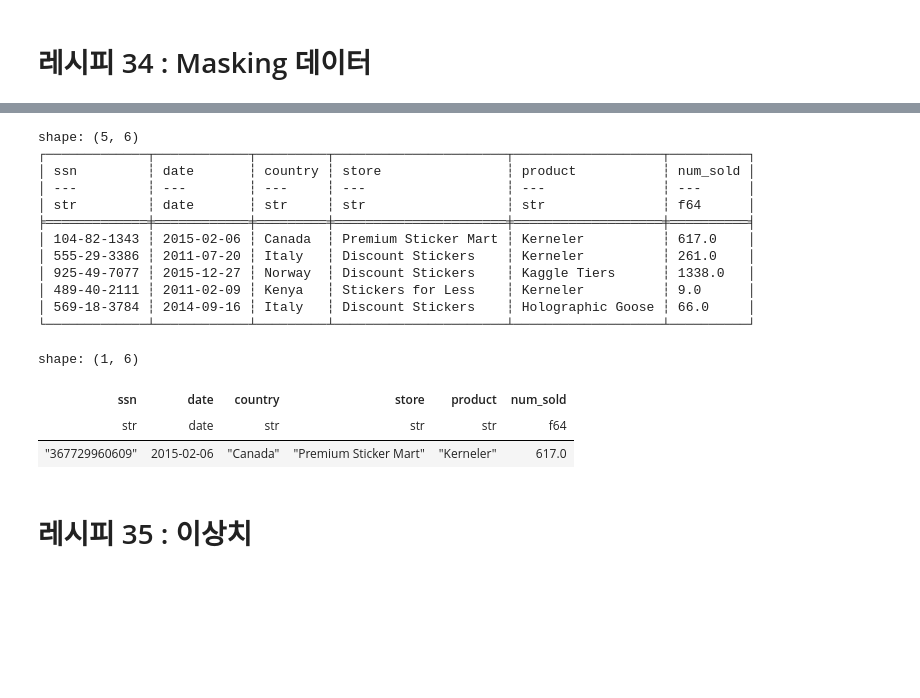
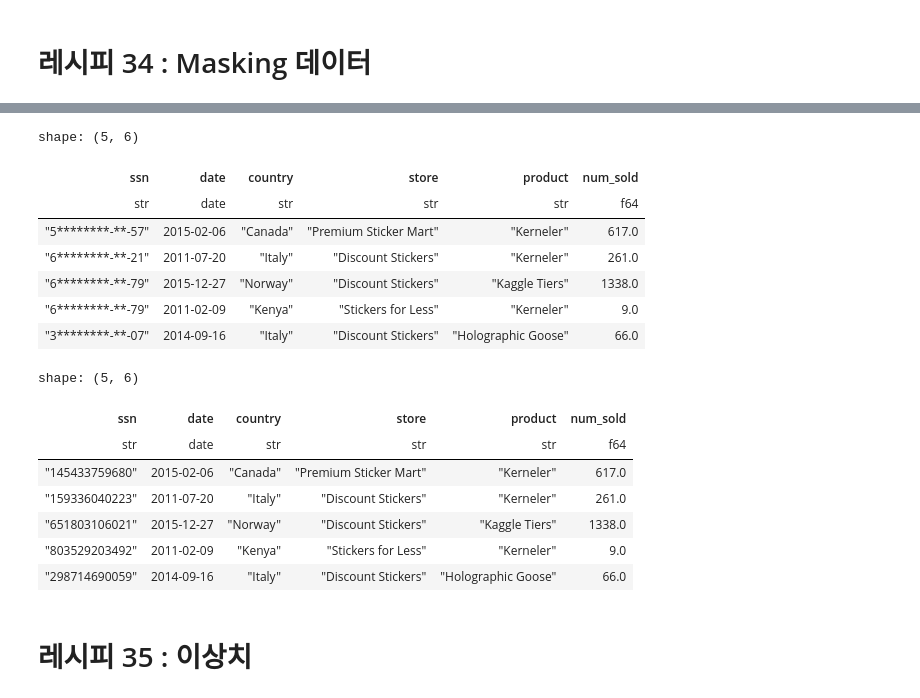
Before and after one commit to dschloe/polars_recipes, a Jupyter notebook: ch07_data_handling_analytics.ipynb, the cells around one changed output, grey strips where cells are left out. Cells and saved outputs as stored; diff of their text form; code cells hidden in the pictures; blank space fills up the shorter version.

```diff
--- a/ch07_data_handling_analytics.ipynb
+++ b/ch07_data_handling_analytics.ipynb
@@ -330,39 +302,35 @@ combined_df.with_columns(
         lambda x: x[0] + '*' * 8 + '-' + '*' * 2 + '-' + x[-2:],
         return_dtype=pl.Utf8
     ).alias('ssn')
-)
-
-# 결과 확인
-# Check results
-print(combined_df.head())
+).head()
 # %% [output]
 shape: (5, 6)
-┌─────────────┬────────────┬─────────┬──────────────────────┬───────────────────┬──────────┐
-│ ssn         ┆ date       ┆ country ┆ store                ┆ product           ┆ num_sold │
-│ ---         ┆ ---        ┆ ---     ┆ ---                  ┆ ---               ┆ ---      │
-│ str         ┆ date       ┆ str     ┆ str                  ┆ str               ┆ f64      │
-╞═════════════╪════════════╪═════════╪══════════════════════╪═══════════════════╪══════════╡
-│ 104-82-1343 ┆ 2015-02-06 ┆ Canada  ┆ Premium Sticker Mart ┆ Kerneler          ┆ 617.0    │
-│ 555-29-3386 ┆ 2011-07-20 ┆ Italy   ┆ Discount Stickers    ┆ Kerneler          ┆ 261.0    │
-│ 925-49-7077 ┆ 2015-12-27 ┆ Norway  ┆ Discount Stickers    ┆ Kaggle Tiers      ┆ 1338.0   │
-│ 489-40-2111 ┆ 2011-02-09 ┆ Kenya   ┆ Stickers for Less    ┆ Kerneler          ┆ 9.0      │
-│ 569-18-3784 ┆ 2014-09-16 ┆ Italy   ┆ Discount Stickers    ┆ Holographic Goose ┆ 66.0     │
-└─────────────┴────────────┴─────────┴──────────────────────┴───────────────────┴──────────┘
+| ssn | date | country | store | product | num_sold |
+| str | date | str | str | str | f64 |
+| "5********-**-57" | 2015-02-06 | "Canada" | "Premium Sticker Mart" | "Kerneler" | 617.0 |
+| "6********-**-21" | 2011-07-20 | "Italy" | "Discount Stickers" | "Kerneler" | 261.0 |
+| "6********-**-79" | 2015-12-27 | "Norway" | "Discount Stickers" | "Kaggle Tiers" | 1338.0 |
+| "6********-**-79" | 2011-02-09 | "Kenya" | "Stickers for Less" | "Kerneler" | 9.0 |
+| "3********-**-07" | 2014-09-16 | "Italy" | "Discount Stickers" | "Holographic Goose" | 66.0 |
 # %%
 # SSN을 해시값으로 변환
 # Convert SSN to hash value
 combined_df.with_columns(
     (pl.col('ssn')
      .hash()  # 내장 hash 함수 사용
      .cast(pl.Utf8)  # 문자열로 변환
      .str.slice(0, 12)  # 12자리로 제한
      .alias('ssn'))
-).head(1)
+).head(5)
 # %% [output]
-shape: (1, 6)
+shape: (5, 6)
 | ssn | date | country | store | product | num_sold |
 | str | date | str | str | str | f64 |
-| "367729960609" | 2015-02-06 | "Canada" | "Premium Sticker Mart" | "Kerneler" | 617.0 |
+| "145433759680" | 2015-02-06 | "Canada" | "Premium Sticker Mart" | "Kerneler" | 617.0 |
+| "159336040223" | 2011-07-20 | "Italy" | "Discount Stickers" | "Kerneler" | 261.0 |
+| "651803106021" | 2015-12-27 | "Norway" | "Discount Stickers" | "Kaggle Tiers" | 1338.0 |
+| "803529203492" | 2011-02-09 | "Kenya" | "Stickers for Less" | "Kerneler" | 9.0 |
+| "298714690059" | 2014-09-16 | "Italy" | "Discount Stickers" | "Holographic Goose" | 66.0 |
 # %% [markdown]
 # 레시피 35 : 이상치
 # %% [markdown]
```
Also changed, not shown: parts of 8 cells of this notebook, 1 other file.
